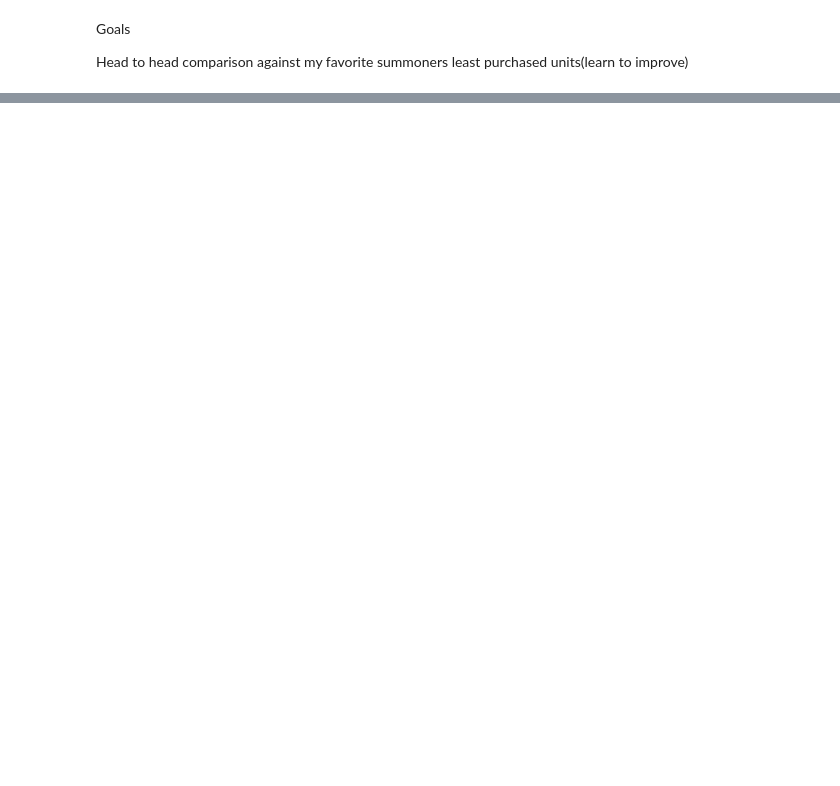
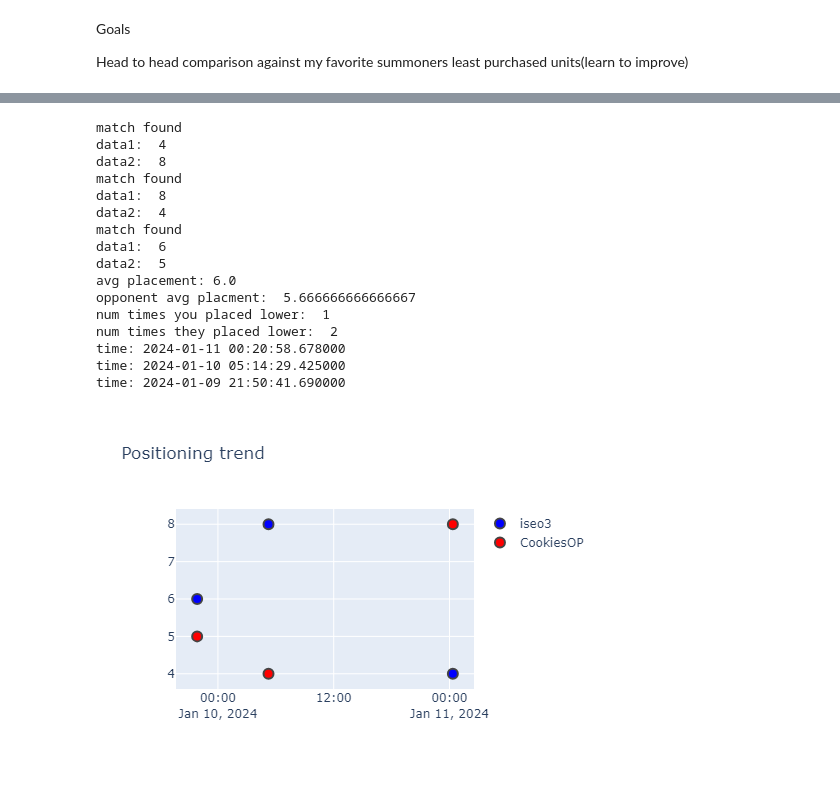
Before and after one commit to alexliu2345/TFT-Stats, a Jupyter notebook: Tftstats.ipynb, the cells around one changed output, grey strips where cells are left out. Cells and saved outputs as stored; diff of their text form; code cells hidden in the pictures; blank space fills up the shorter version.

```diff
--- a/Tftstats.ipynb
+++ b/Tftstats.ipynb
@@ -163,0 +220,52 @@ summonerLevel : 361
+# %%
+import datetime
+def placement_comparison(name1, name2, region,api_key,num):
+    values = compareSummoners(name1, name2, region,api_key,num)
+    placements1 = values[0]
+    placements2 = values[1]
+    times = []
+    for time in values[-1]:
+        time = datetime.datetime.fromtimestamp(time/1000)
+        print('time:',time)
+        times.append(time)
+    x = np.arange(len(placements1))
+
+    fig = go.Figure()
+
+    fig.add_trace(go.Scatter(
+    x=times, y=placements1,
+    name= name1,
+    mode='markers',
+    marker_color= 'blue'
+))
+    fig.add_trace(go.Scatter(
+    x=times, y=placements2,
+    name=name2,
+    mode='markers',
+    marker_color= 'red'
+))
+
+
+    fig.update_traces(mode='markers', marker_line_width=2, marker_size=10)
+    fig.update_layout(title='Positioning trend', width=800)
+    fig.show()
+# %%
+placement_comparison("iseo3","CookiesOP","na1",api_key,35)
+# %% [output]
+match found
+data1:  4
+data2:  8
+match found
+data1:  8
+data2:  4
+match found
+data1:  6
+data2:  5
+avg placement: 6.0
+opponent avg placment:  5.666666666666667
+num times you placed lower:  1
+num times they placed lower:  2
+time: 2024-01-11 00:20:58.678000
+time: 2024-01-10 05:14:29.425000
+time: 2024-01-09 21:50:41.690000
+[figure, added]
```
Also changed, not shown: parts of 8 cells of this notebook.
